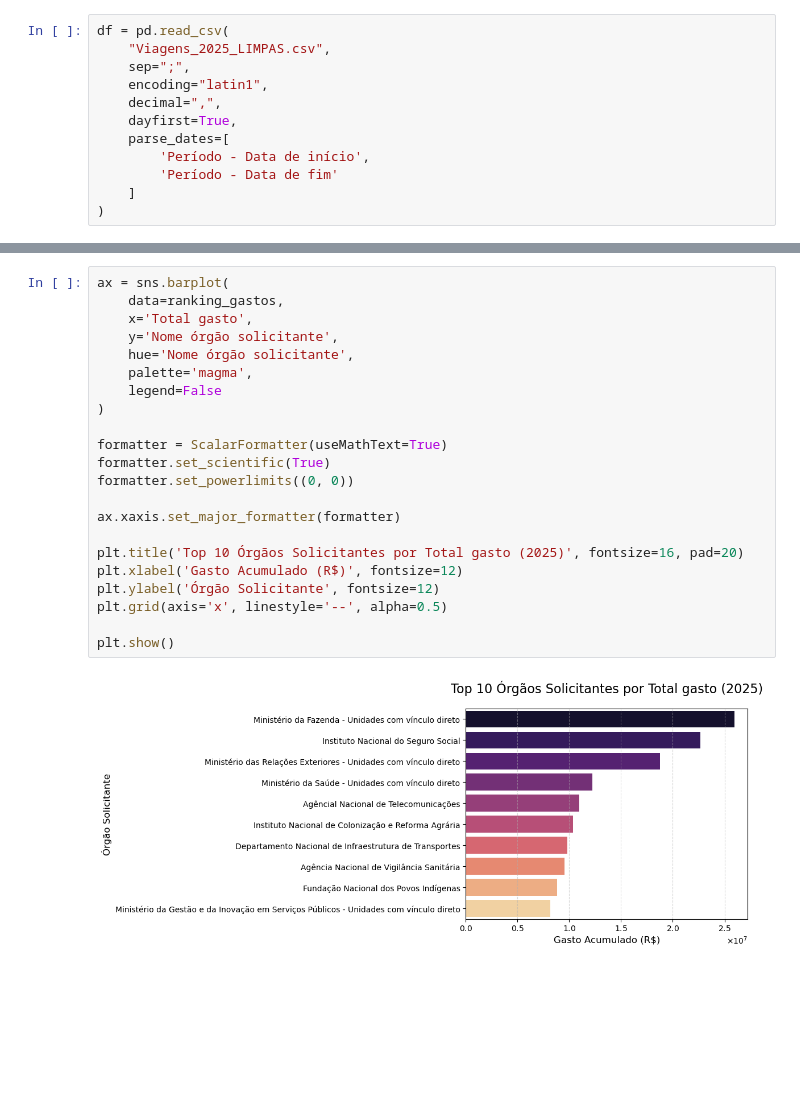
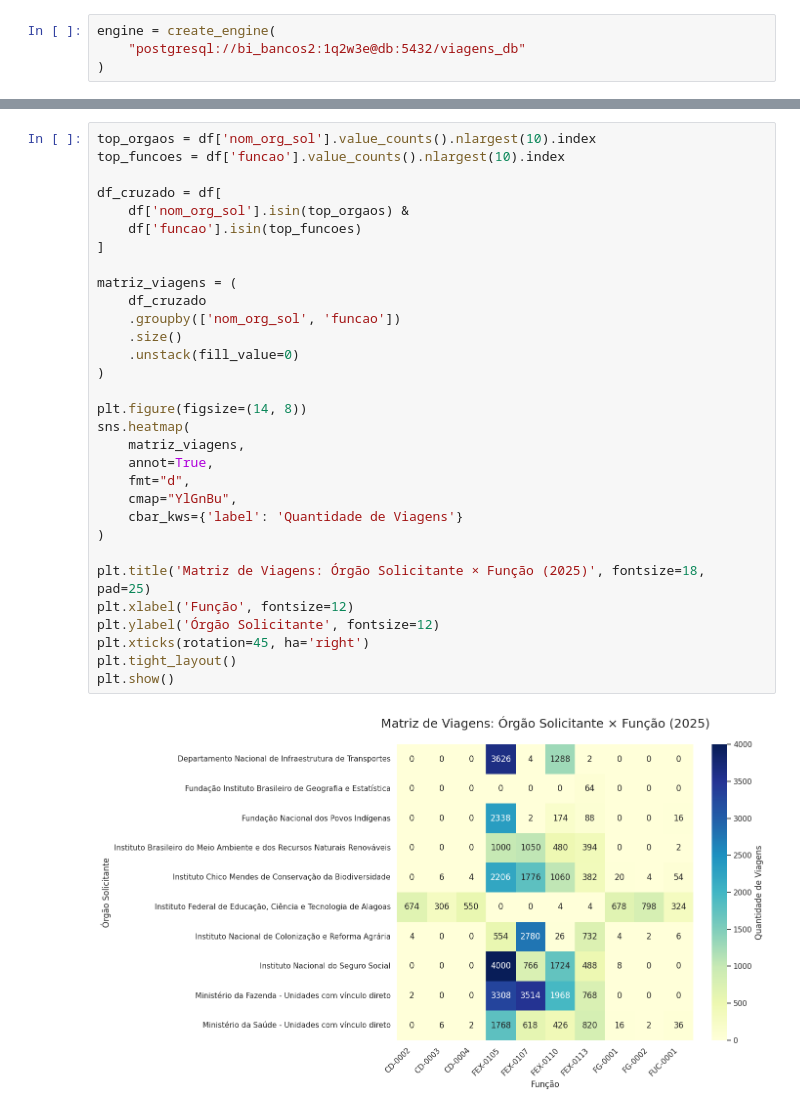
Before and after one commit to JuliaGabP/bi_gov_viagens, a Jupyter notebook: Data Layer/silver/analytcs.ipynb, the cells around one changed output, grey strips where cells are left out. Cells and saved outputs as stored; diff of their text form; blank space fills up the shorter version.

```diff
--- a/Data Layer/silver/analytcs.ipynb
+++ b/Data Layer/silver/analytcs.ipynb
@@ -7,14 +8,6 @@ import pandas as pd
 from matplotlib.ticker import ScalarFormatter
 # %%
-df = pd.read_csv(
-    "Viagens_2025_LIMPAS.csv",
-    sep=";",
-    encoding="latin1",
-    decimal=",",
-    dayfirst=True,
-    parse_dates=[
-        'Período - Data de início',
-        'Período - Data de fim'
-    ]
+engine = create_engine(
+    "postgresql://bi_bancos2:1q2w3e@db:5432/viagens_db"
 )
 # %%
@@ -121,24 +154,33 @@ ranking_gastos = (df.groupby('Nome órgão solicitante')['Total gasto']
 # %%
-ax = sns.barplot(
-    data=ranking_gastos,
-    x='Total gasto',
-    y='Nome órgão solicitante',
-    hue='Nome órgão solicitante',
-    palette='magma',
-    legend=False
+top_orgaos = df['nom_org_sol'].value_counts().nlargest(10).index
+top_funcoes = df['funcao'].value_counts().nlargest(10).index
+
+df_cruzado = df[
+    df['nom_org_sol'].isin(top_orgaos) &
+    df['funcao'].isin(top_funcoes)
+]
+
+matriz_viagens = (
+    df_cruzado
+    .groupby(['nom_org_sol', 'funcao'])
+    .size()
+    .unstack(fill_value=0)
 )
 
-formatter = ScalarFormatter(useMathText=True)
-formatter.set_scientific(True)
-formatter.set_powerlimits((0, 0))
+plt.figure(figsize=(14, 8))
+sns.heatmap(
+    matriz_viagens,
+    annot=True,
+    fmt="d",
+    cmap="YlGnBu",
+    cbar_kws={'label': 'Quantidade de Viagens'}
+)
 
-ax.xaxis.set_major_formatter(formatter)
-
-plt.title('Top 10 Órgãos Solicitantes por Total gasto (2025)', fontsize=16, pad=20)
-plt.xlabel('Gasto Acumulado (R$)', fontsize=12)
+plt.title('Matriz de Viagens: Órgão Solicitante × Função (2025)', fontsize=18, pad=25)
+plt.xlabel('Função', fontsize=12)
 plt.ylabel('Órgão Solicitante', fontsize=12)
-plt.grid(axis='x', linestyle='--', alpha=0.5)
-
+plt.xticks(rotation=45, ha='right')
+plt.tight_layout()
 plt.show()
 # %% [output]
-[figure, old version]
+[figure, new version]
```
Also changed, not shown: parts of 30 cells of this notebook.
